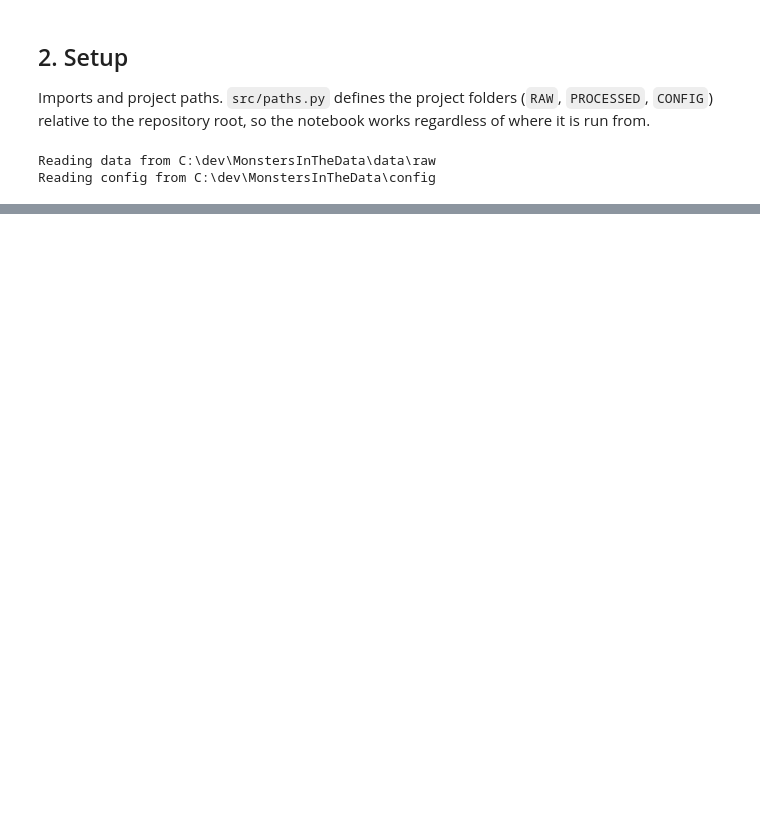
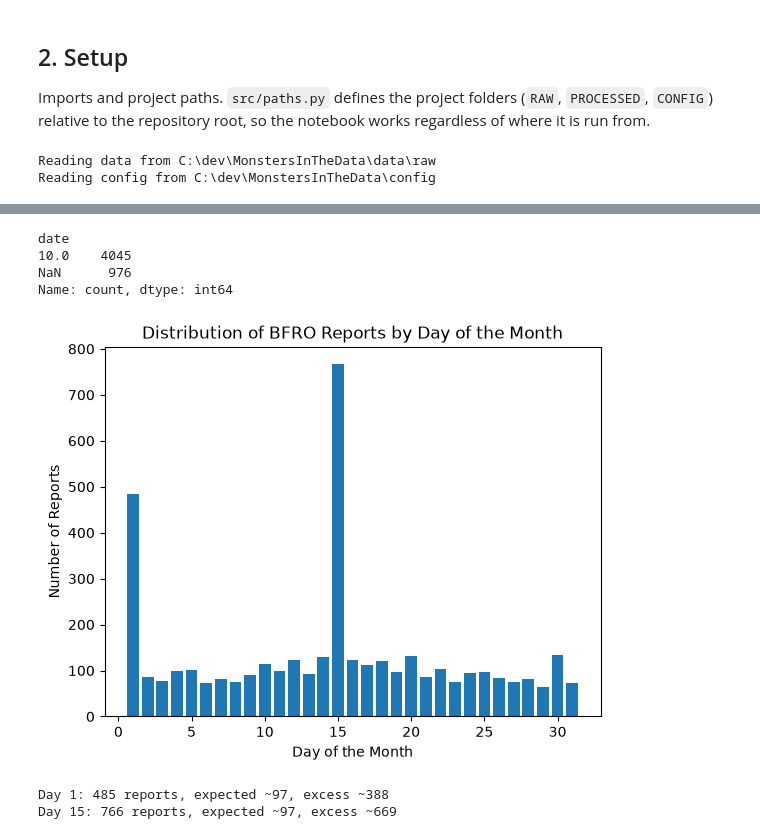
Before and after one commit to SimoAngelov/MonstersInTheData, a Jupyter notebook: notebooks/01_data_collection.ipynb, the cells around one changed output, grey strips where cells are left out. Drawn from its saved outputs; the diff is of its cells as text; code cells hidden in the pictures; blank space fills up the shorter version.

Commit message:
[data] Explore BFRO columns: number, categories, seasons and date reliability

```diff
--- a/notebooks/01_data_collection.ipynb
+++ b/notebooks/01_data_collection.ipynb
@@ -47,3 +47,9 @@ Report classes (from BFRO):
 - **C** - second or third-hand reports; most aren't published.
 
 The class measures how easy it is to confuse something, not whether the witness is honest.
+# %%
+# Loading and first looks
+bfro = pd.read_csv(RAW / "bfro" / "bigfoot.csv")
+
+print(f"bfro has shape {bfro.shape}")
+bfro.head()
@@ -49,0 +309,28 @@ The class measures how easy it is to confuse something, not whether the witness
+# %%
+print(bfro.date.str.len().value_counts(dropna=False))
+# %% [output]
+date
+10.0    4045
+NaN      976
+Name: count, dtype: int64
+# %%
+day = pd.to_datetime(bfro.date, errors="coerce").dt.day
+
+# Count how many reports fall on each day of the month (reports without a date are excluded)
+day_counts = day.value_counts().sort_index()
+
+plt.bar(day_counts.index, day_counts.values)
+plt.xlabel("Day of the Month")
+plt.ylabel("Number of Reports")
+plt.title("Distribution of BFRO Reports by Day of the Month")
+plt.show()
+# %% [output]
+[figure, added]
+# %%
+# Expected count for an ordinary day: the mean of all other days (29-31 excluded, as not every month has them)
+typical = day_counts.drop([1, 15, 29, 30, 31]).mean()
+for d in [1, 15]:
+    print(f"Day {d}: {day_counts[d]} reports, expected ~{typical:.0f}, excess ~{day_counts[d] - typical:.0f}")
+# %% [output]
+Day 1: 485 reports, expected ~97, excess ~388
+Day 15: 766 reports, expected ~97, excess ~669
```
Also changed, not shown: parts of 36 cells of this notebook.
